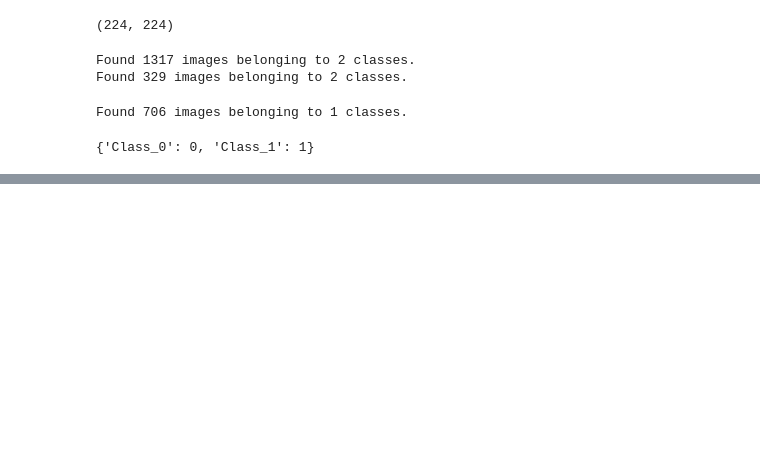
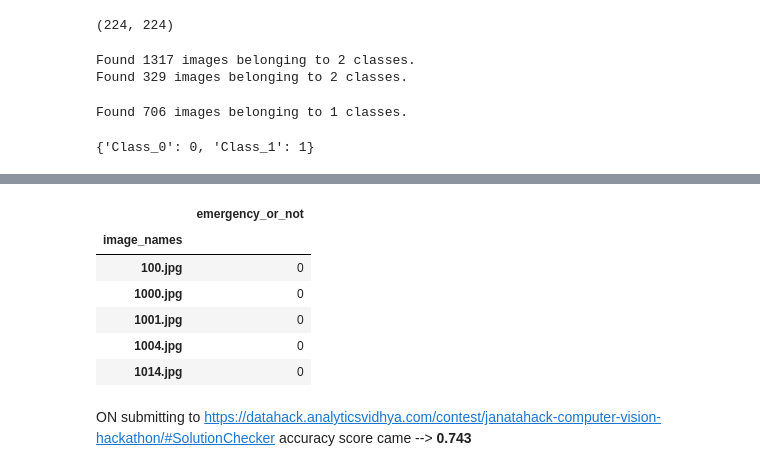
Before and after one commit to nikhilmehta011/AnalyticsVidya_Hackathon, a Jupyter notebook: TF2_Keras_Model.ipynb, the cells around one changed output, grey strips where cells are left out. Cells and saved outputs as stored; diff of their text form; code cells hidden in the pictures; blank space fills up the shorter version.

```diff
--- a/TF2_Keras_Model.ipynb
+++ b/TF2_Keras_Model.ipynb
@@ -230,0 +307,12 @@ KeyboardInterrupt:
+# %%
+submission_df.set_index('image_names',inplace=True)
+# %%
+submission_df.head()
+# %% [output]
+|  | emergency_or_not |
+| image_names |  |
+| 100.jpg | 0 |
+| 1000.jpg | 0 |
+| 1001.jpg | 0 |
+| 1004.jpg | 0 |
+| 1014.jpg | 0 |
@@ -230,0 +321,2 @@ KeyboardInterrupt:
+# %% [markdown]
+ON submitting to https://datahack.analyticsvidhya.com/contest/janatahack-computer-vision-hackathon/#SolutionChecker accuracy score came --> **0.743**
```
Also changed, not shown: parts of 29 cells of this notebook, 1 other file.
